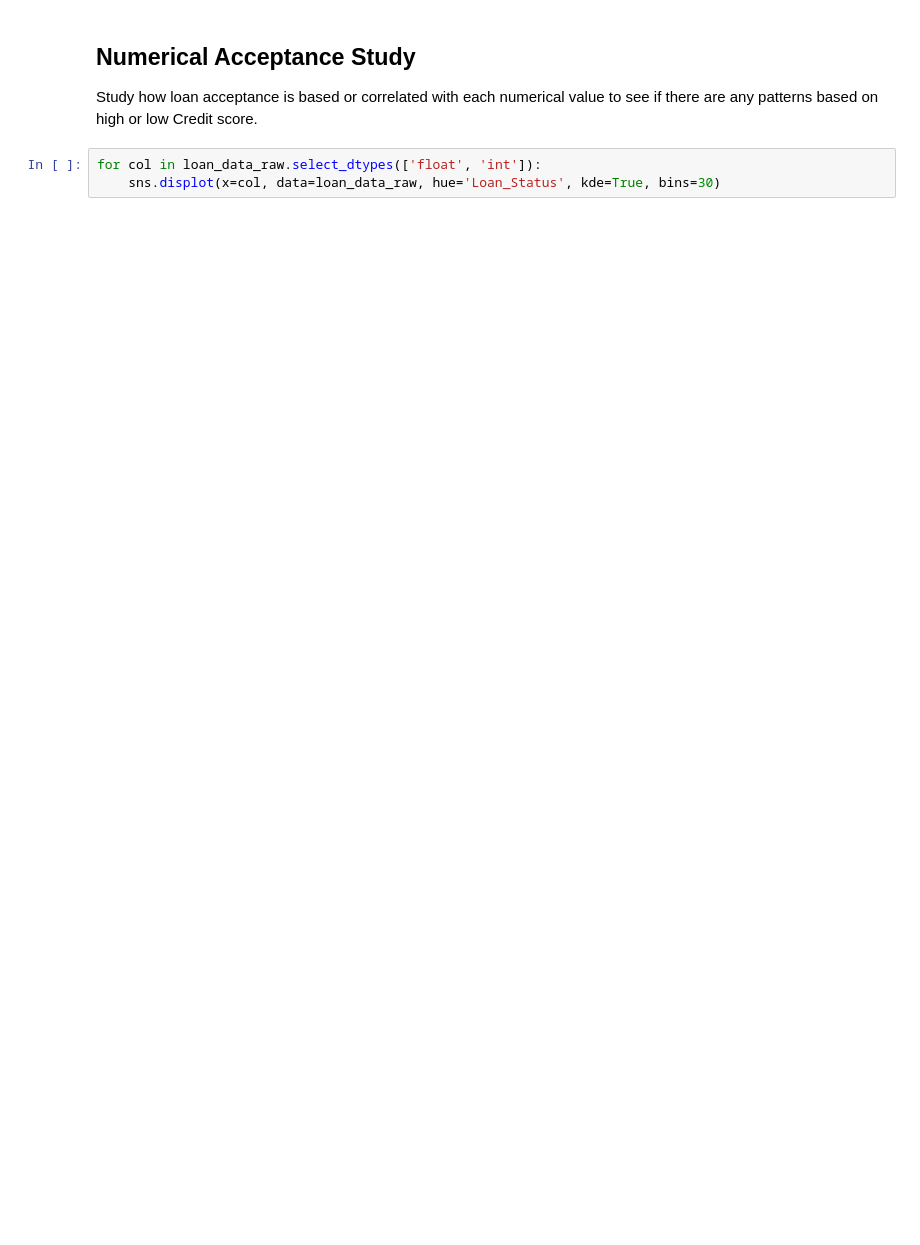
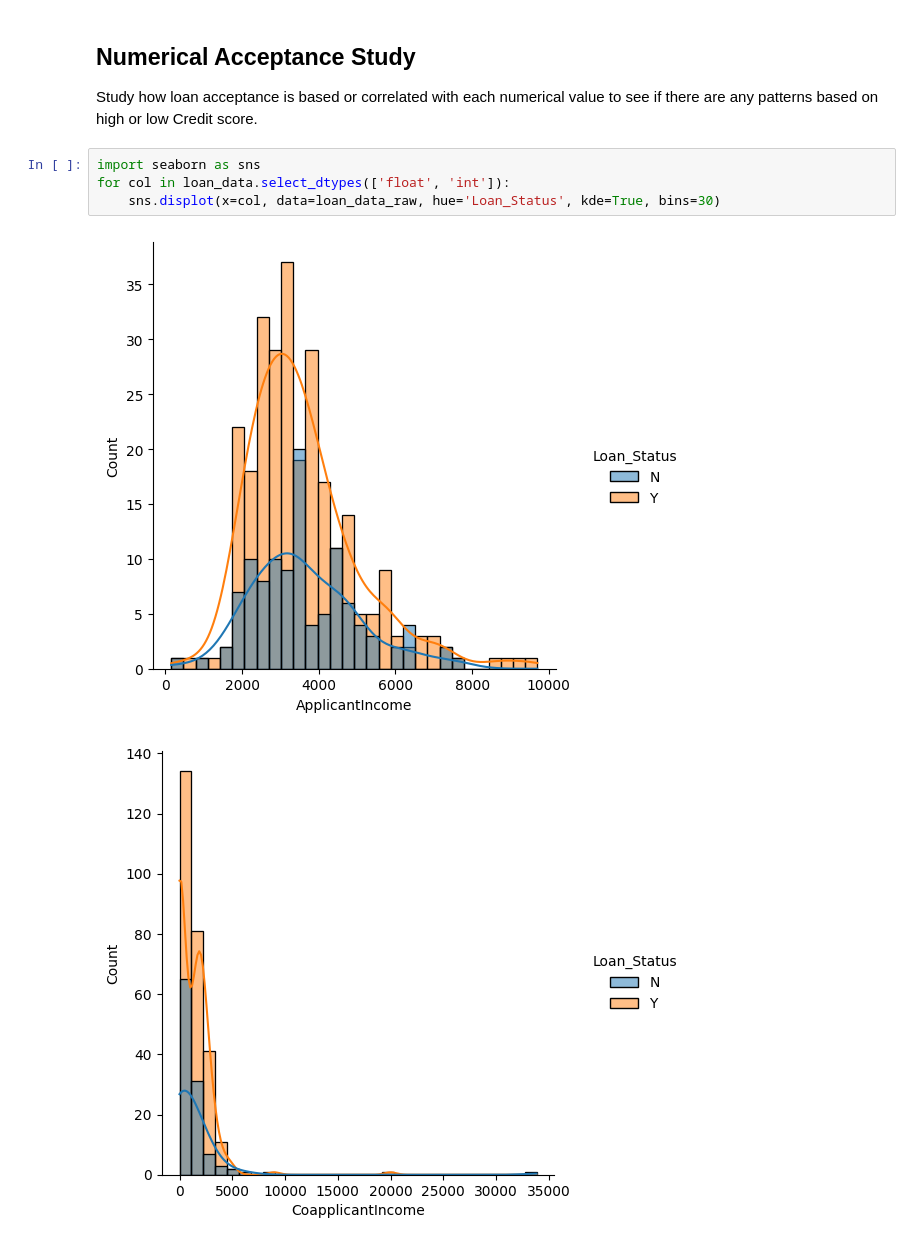
Before and after one commit to bartekburnat7/Predictive-Analysis, a Jupyter notebook: jupyter_notebooks/2 - loanDataStudy.ipynb, the cells around one changed output. Saved outputs shown, nothing was run; the diff lists cells and outputs as text; blank space fills up the shorter version.

Commit message:
create a graph study

```diff
--- a/jupyter_notebooks/2 - loanDataStudy.ipynb
+++ b/jupyter_notebooks/2 - loanDataStudy.ipynb
@@ -97,5 +99,9 @@ ImportError: DLL load failed while importing _path: The specified module could n
 
 Study how loan acceptance is based or correlated with each numerical value to see if there are any patterns based on high or low Credit score.
 # %%
-for col in loan_data_raw.select_dtypes(['float', 'int']):
+import seaborn as sns
+for col in loan_data.select_dtypes(['float', 'int']):
     sns.displot(x=col, data=loan_data_raw, hue='Loan_Status', kde=True, bins=30)
+# %% [output]
+[figure, added]
+[figure, added]
```
Also changed, not shown: parts of 6 cells of this notebook.
